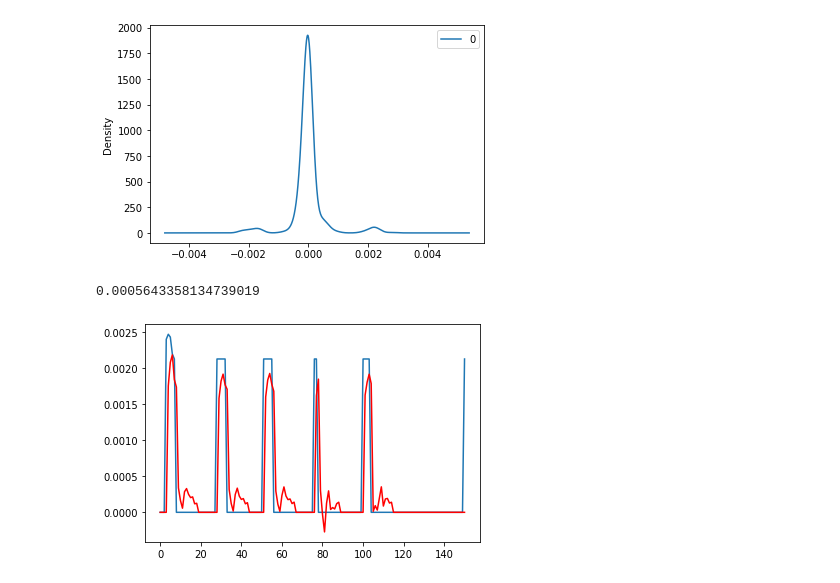
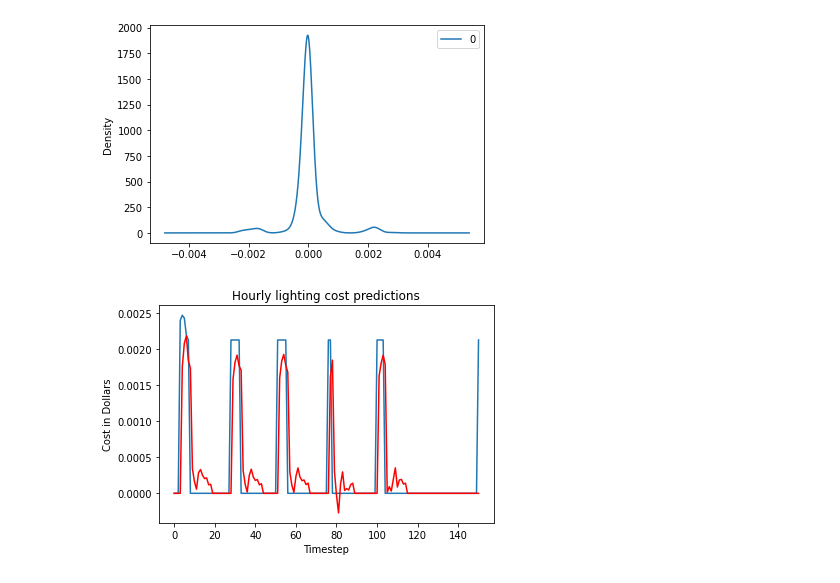
Before and after one commit to smannan/LIFXBulbAnalysis, a Jupyter notebook: SmartBulbARIMAModel.ipynb, the cells around one changed output. Drawn from its saved outputs; the diff is of its cells as text; code cells hidden in the pictures.

Commit message:
perform rolling forecast

```diff
--- a/SmartBulbARIMAModel.ipynb
+++ b/SmartBulbARIMAModel.ipynb
@@ -136,21 +139,17 @@ def rolling_predictions(train, test, order=(10, 1, 0)):
     output = model_fit.forecast()
     predictions.append(output[0])
     history.append(test[t])
-    print('predicted=%f, expected=%f' % (output[0], test[t]))
 
-  return predictions
+  rmse = sqrt(mean_squared_error(test, predictions))
+  return (predictions, rmse)
 # %%
-predictions = rolling_predictions(train, test)
+predictions, rmse = rolling_predictions(train, test)
-# %%
-from sklearn.metrics import mean_squared_error
-from math import sqrt
-rmse = sqrt(mean_squared_error(test, predictions))
-rmse
-# %% [output]
-0.0005643358134739019
 # %%
+plt.title('Hourly lighting cost predictions')
+plt.xlabel('Timestep')
+plt.ylabel('Cost in Dollars')
 plt.plot(test)
 plt.plot(predictions, color='red')
 plt.show()
 # %% [output]
-[figure, old version]
+[figure, new version]
```
Also changed, not shown: parts of 1 cell of this notebook.
